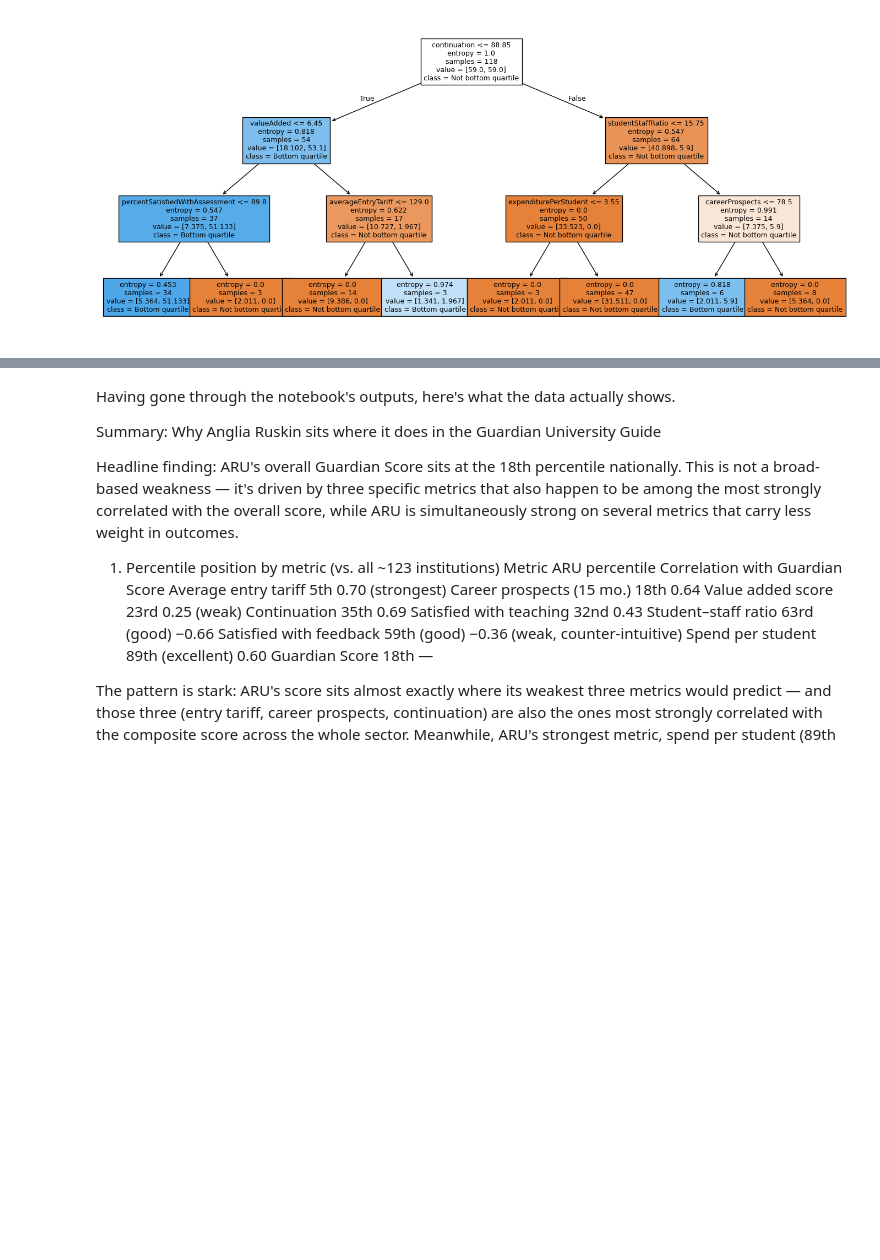
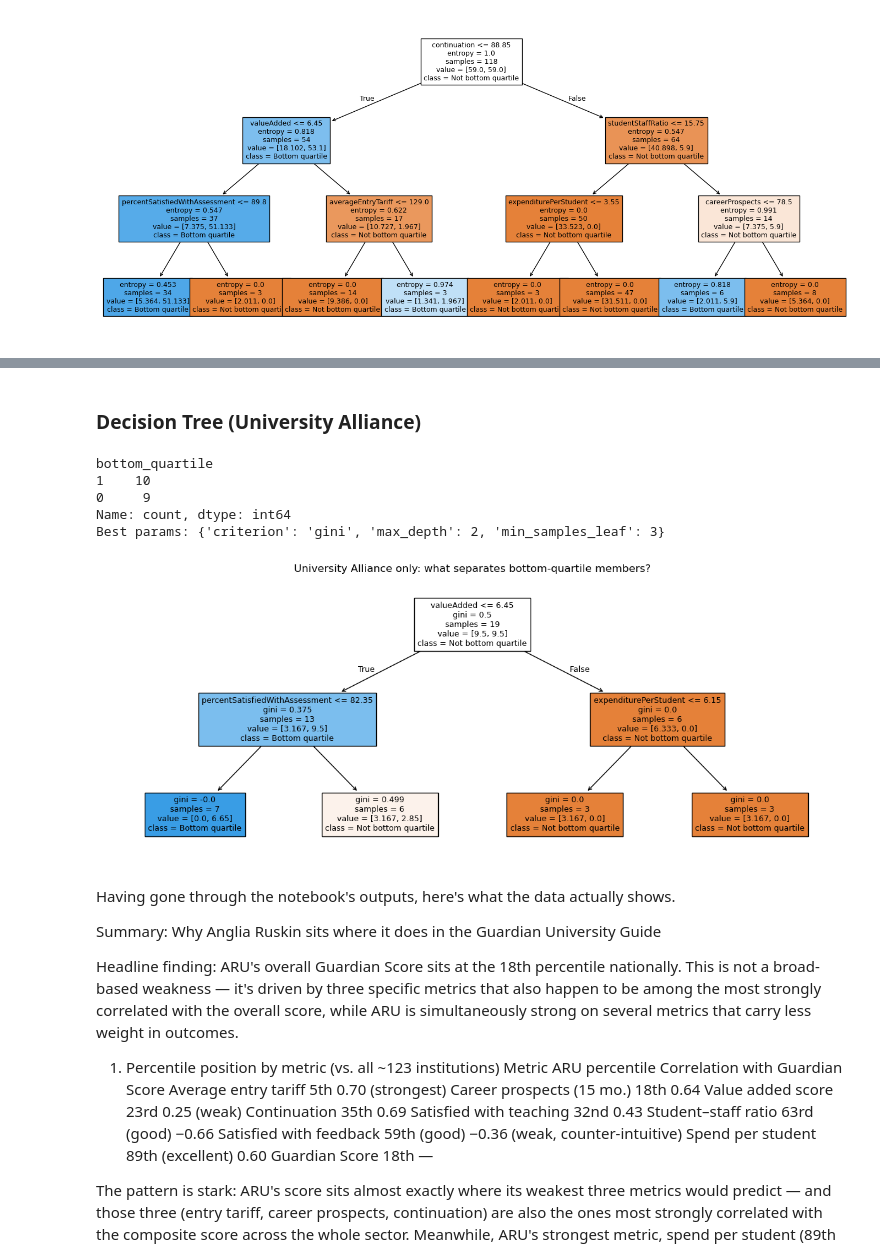
Before and after one commit to mjduarterosa/guardian-univ-ranking, a Jupyter notebook: explore_ranking.ipynb, the cells around one changed output, grey strips where cells are left out. Drawn from its saved outputs; the diff is of its cells as text; code cells hidden in the pictures; blank space fills up the shorter version.

Commit message:
add comparison with alliance

```diff
--- a/explore_ranking.ipynb
+++ b/explore_ranking.ipynb
@@ -804,0 +849,16 @@ Best params: {'criterion': 'entropy', 'max_depth': 3, 'min_samples_leaf': 3}
+# %%
+ua_data = data[data["name"].isin(university_alliance)].copy()
+ua_data["bottom_quartile"] = y.loc[ua_data.index]
+
+not_bottom = ua_data[ua_data["bottom_quartile"] == 0]
+not_bottom[["name", "guardianScore"] + cols].sort_values("guardianScore", ascending=False)
+
+# Compare their average feature values to Anglia Ruskin's
+aru_vals = data.loc[data["name"] == "Anglia Ruskin", cols].iloc[0]
+comparison = pd.DataFrame({
+    "Anglia Ruskin": aru_vals,
+    "UA not-bottom-quartile mean": not_bottom[cols].mean(),
+    "difference": not_bottom[cols].mean() - aru_vals
+}).sort_values("difference", key=abs, ascending=False)
+
+comparison
@@ -805,3 +875,35 @@ Best params: {'criterion': 'entropy', 'max_depth': 3, 'min_samples_leaf': 3}
+# %% [markdown]
+### Decision Tree (University Alliance)
+# %%
+from sklearn.tree import DecisionTreeClassifier, plot_tree
+from sklearn.model_selection import GridSearchCV
+import matplotlib.pyplot as plt
+
+X_ua = ua_data[cols]
+y_ua = ua_data["bottom_quartile"]
+print(y_ua.value_counts())
+
+param_grid = {"max_depth": [2, 3], "min_samples_leaf": [2, 3, 5], "criterion": ["gini", "entropy"]}
+search_ua = GridSearchCV(
+    DecisionTreeClassifier(random_state=0, class_weight="balanced"),
+    param_grid, cv=3, scoring="f1",
+).fit(X_ua, y_ua)
+tree_ua = search_ua.best_estimator_
+print("Best params:", search_ua.best_params_)
+
+plt.figure(figsize=(12, 5))
+plot_tree(tree_ua, feature_names=cols, class_names=["Not bottom quartile", "Bottom quartile"],
+          filled=True, fontsize=9)
+plt.title("University Alliance only: what separates bottom-quartile members?")
+plt.tight_layout()
+plt.show()
+# %% [output]
+bottom_quartile
+1    10
+0     9
+Name: count, dtype: int64
+Best params: {'criterion': 'gini', 'max_depth': 2, 'min_samples_leaf': 3}
+[figure, added]
 # %% [markdown]
 Having gone through the notebook's outputs, here's what the data actually shows.
 
```
Also changed, not shown: parts of 5 cells of this notebook.
